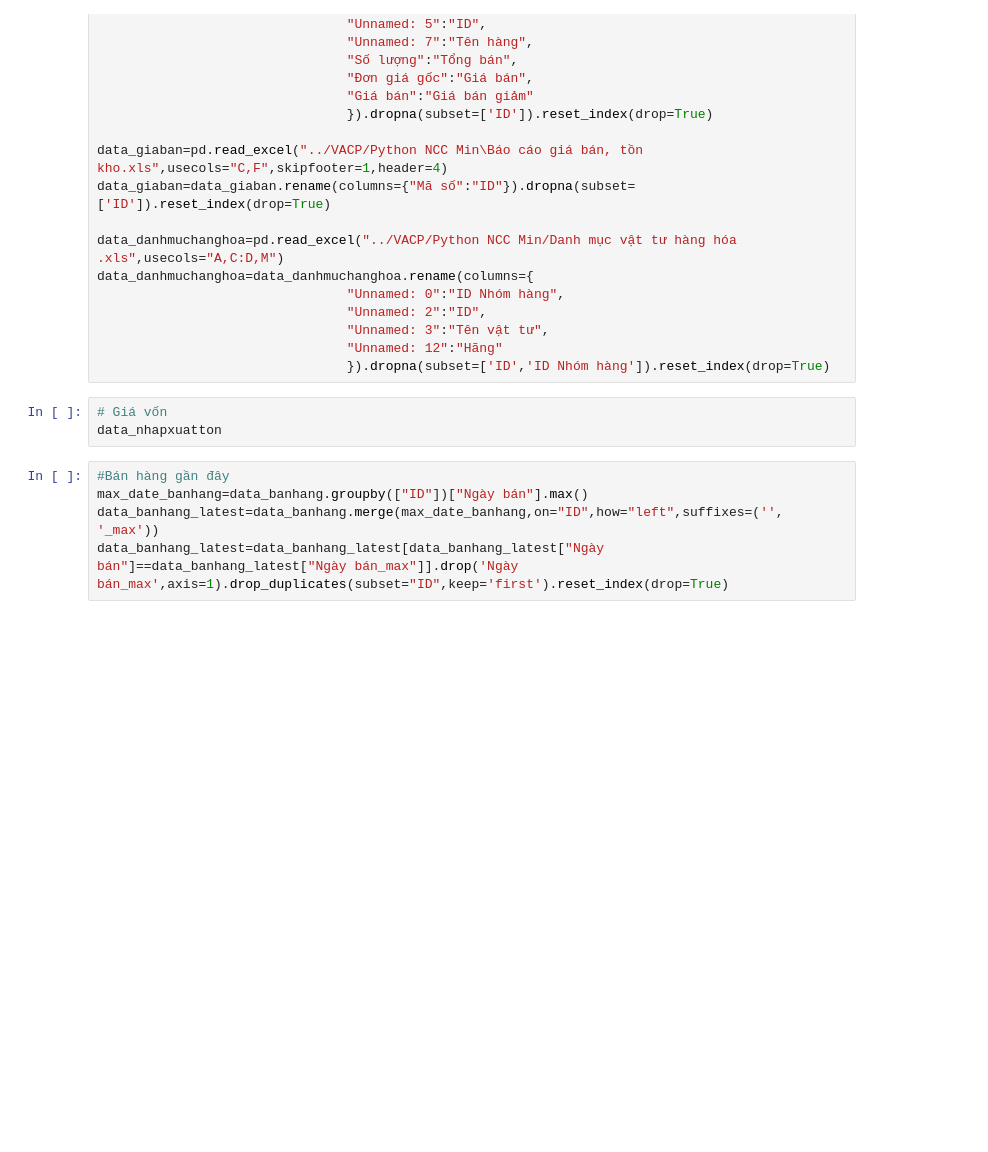
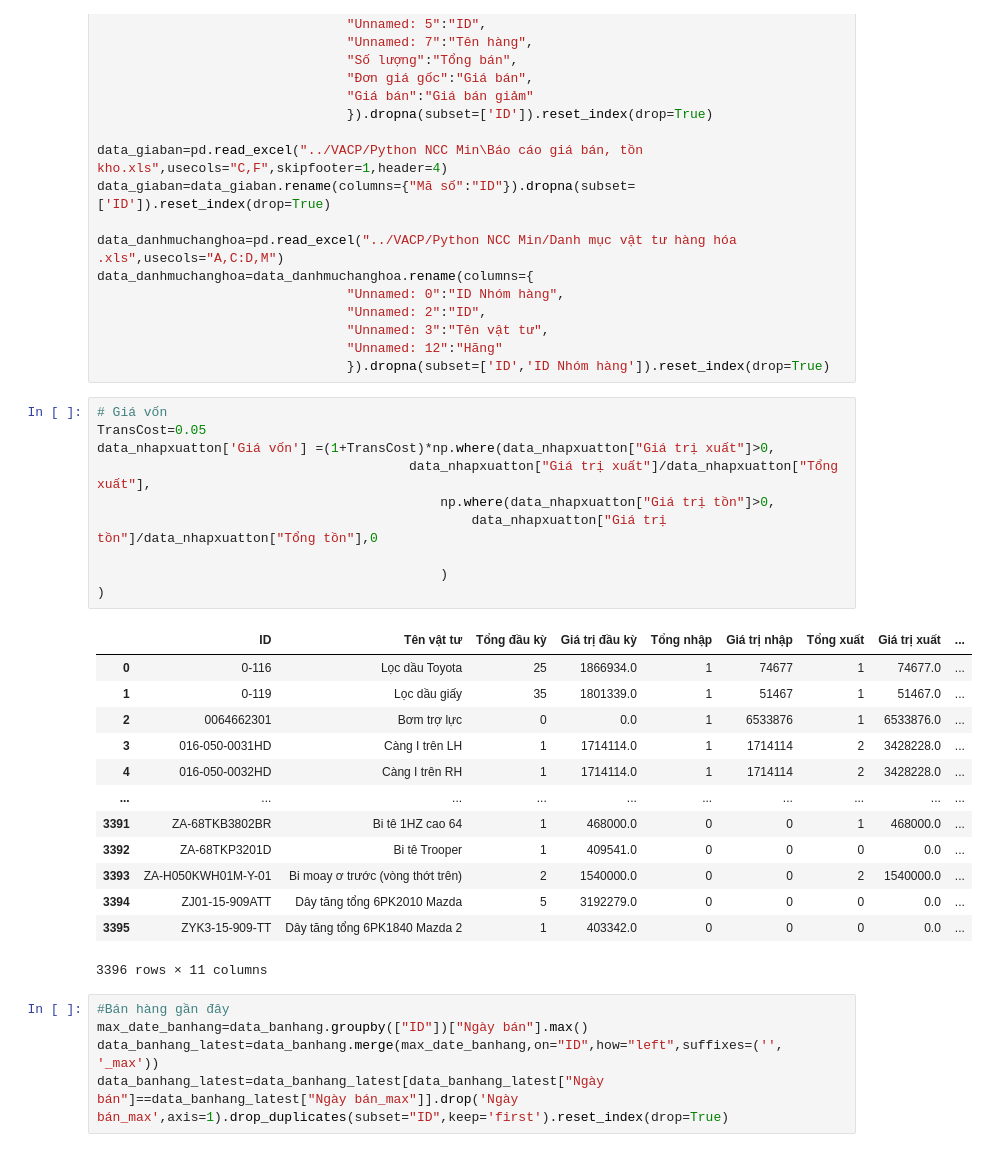
Before and after one commit to vuquangnguyen2018/VACP, a Jupyter notebook: Lọc tồn theo hãng/Loc Ton theo Hang.ipynb, the cells around one changed output. Drawn from its saved outputs; the diff is of its cells as text; blank space fills up the shorter version.

```diff
--- a/Lọc tồn theo hãng/Loc Ton theo Hang.ipynb
+++ b/Lọc tồn theo hãng/Loc Ton theo Hang.ipynb
@@ -46,9 +46,30 @@ data_danhmuchanghoa=data_danhmuchanghoa.rename(columns={
                                 "Unnamed: 3":"Tên vật tư",
                                 "Unnamed: 12":"Hãng"
                                 }).dropna(subset=['ID','ID Nhóm hàng']).reset_index(drop=True)
-# %%
-# Giá vốn
-data_nhapxuatton
+# %%
+# Giá vốn
+TransCost=0.05
+data_nhapxuatton['Giá vốn'] =(1+TransCost)*np.where(data_nhapxuatton["Giá trị xuất"]>0,
+                                        data_nhapxuatton["Giá trị xuất"]/data_nhapxuatton["Tổng xuất"],
+                                            np.where(data_nhapxuatton["Giá trị tồn"]>0,
+                                                data_nhapxuatton["Giá trị tồn"]/data_nhapxuatton["Tổng tồn"],0
+
+                                            )
+)
+# %% [output]
+|  | ID | Tên vật tư | Tổng đầu kỳ | Giá trị đầu kỳ | Tổng nhập | Giá trị nhập | Tổng xuất | Giá trị xuất | ... |
+| 0 | 0-116 | Lọc dầu Toyota | 25 | 1866934.0 | 1 | 74677 | 1 | 74677.0 | ... |
+| 1 | 0-119 | Lọc dầu giấy | 35 | 1801339.0 | 1 | 51467 | 1 | 51467.0 | ... |
+| 2 | 0064662301 | Bơm trợ lực | 0 | 0.0 | 1 | 6533876 | 1 | 6533876.0 | ... |
+| 3 | 016-050-0031HD | Càng I trên LH | 1 | 1714114.0 | 1 | 1714114 | 2 | 3428228.0 | ... |
+| 4 | 016-050-0032HD | Càng I trên RH | 1 | 1714114.0 | 1 | 1714114 | 2 | 3428228.0 | ... |
+| ... | ... | ... | ... | ... | ... | ... | ... | ... | ... |
+| 3391 | ZA-68TKB3802BR | Bi tê 1HZ cao 64 | 1 | 468000.0 | 0 | 0 | 1 | 468000.0 | ... |
+| 3392 | ZA-68TKP3201D | Bi tê Trooper | 1 | 409541.0 | 0 | 0 | 0 | 0.0 | ... |
+| 3393 | ZA-H050KWH01M-Y-01 | Bi moay ơ trước (vòng thớt trên) | 2 | 1540000.0 | 0 | 0 | 2 | 1540000.0 | ... |
+| 3394 | ZJ01-15-909ATT | Dây tăng tổng 6PK2010 Mazda | 5 | 3192279.0 | 0 | 0 | 0 | 0.0 | ... |
+| 3395 | ZYK3-15-909-TT | Dây tăng tổng 6PK1840 Mazda 2 | 1 | 403342.0 | 0 | 0 | 0 | 0.0 | ... |
+3396 rows × 11 columns
 # %%
 #Bán hàng gần đây
 max_date_banhang=data_banhang.groupby(["ID"])["Ngày bán"].max()
```
Also changed, not shown: parts of 2 cells of this notebook.
